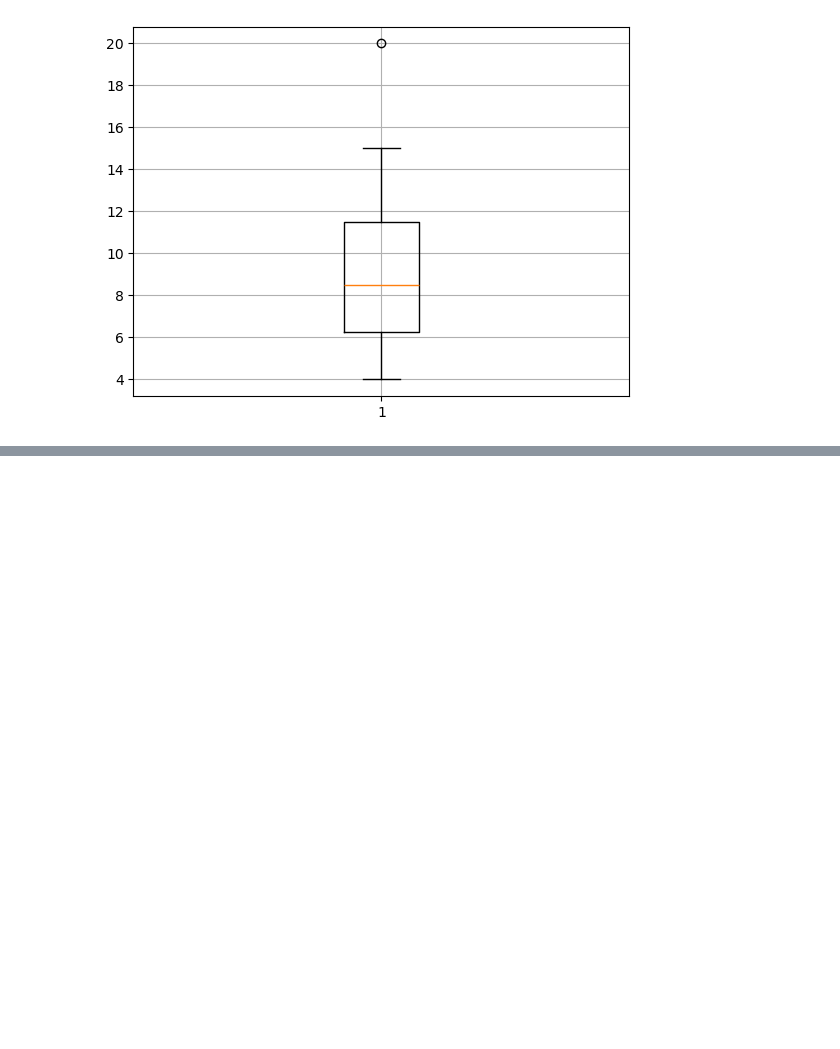
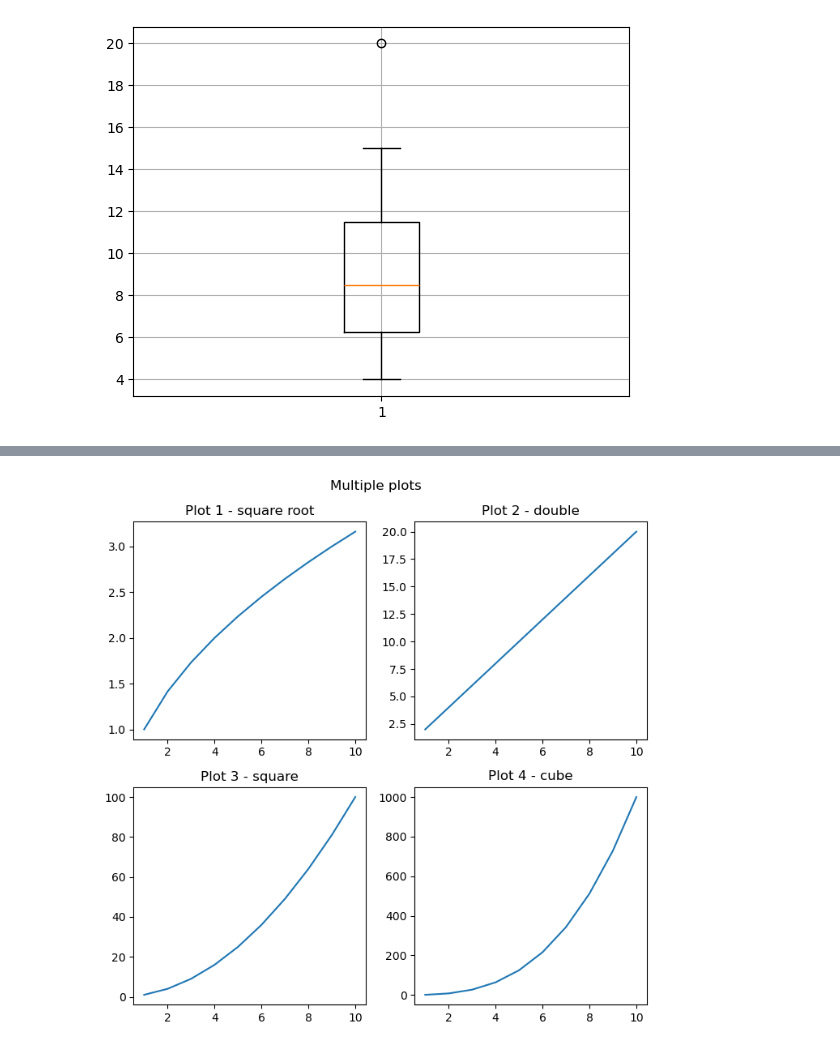
Before and after one commit to khizer08/My_learning, a Jupyter notebook: AIML/data_visualization/data_visualization_part_02/matplotlib_tuitorial.ipynb, the cells around one changed output, grey strips where cells are left out. Saved outputs shown, nothing was run; the diff lists cells and outputs as text; code cells hidden in the pictures; blank space fills up the shorter version.

```diff
--- a/AIML/data_visualization/data_visualization_part_02/matplotlib_tuitorial.ipynb
+++ b/AIML/data_visualization/data_visualization_part_02/matplotlib_tuitorial.ipynb
@@ -111,0 +175,21 @@ plt.grid(True)
+# %%
+# Modern Matplotlib - oop
+fig, axes = plt.subplots(2, 2, figsize=(7, 7)) # 2x2 grid
+
+axes[0][0].plot(x, y1)
+axes[0][0].set_title("Plot 1 - square root")
+
+axes[0][1].plot(x, y2)
+axes[0][1].set_title("Plot 2 - double")
+
+axes[1][0].plot(x, y3)
+axes[1][0].set_title("Plot 3 - square")
+
+axes[1][1].plot(x, y4)
+axes[1][1].set_title("Plot 4 - cube")
+
+
+fig.suptitle("Multiple plots")
+fig.tight_layout()
+# %% [output]
+[figure, added]
```
Also changed, not shown: parts of 4 cells of this notebook, 3 other files.
